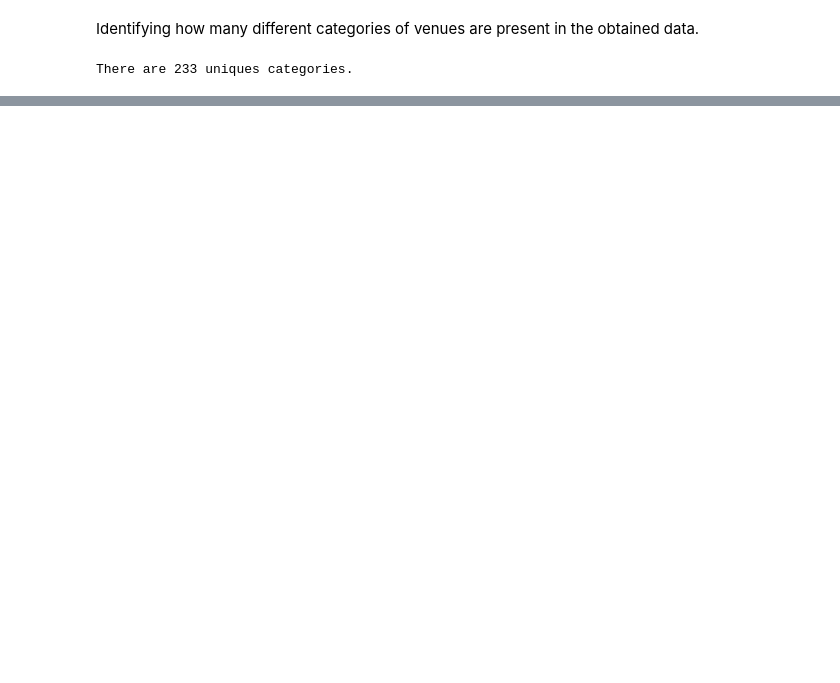
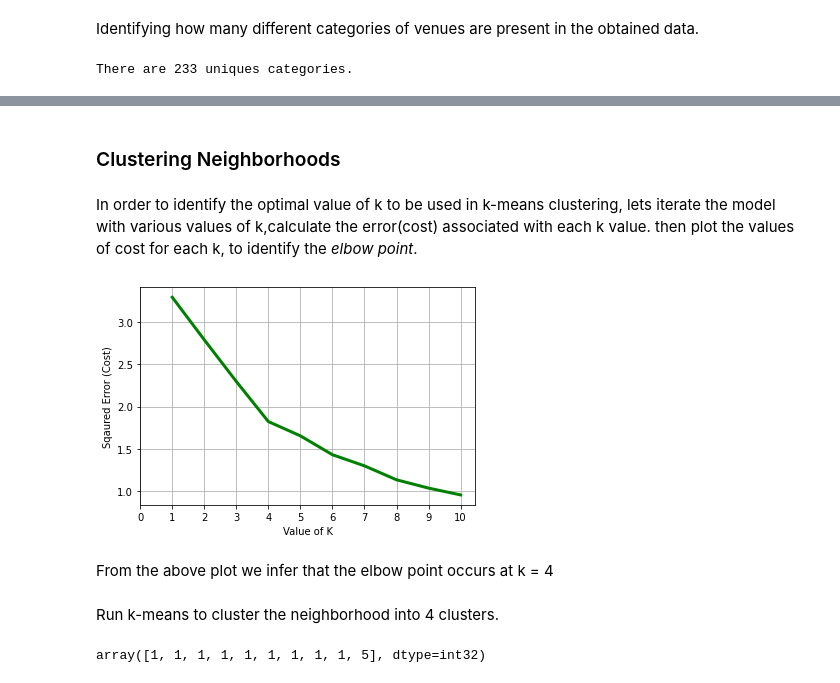
Before and after one commit to Sneha7119/Coursera_Capstone, a Jupyter notebook: Neighborhood Clusters in Toronto.ipynb, the cells around one changed output, grey strips where cells are left out. Drawn from its saved outputs; the diff is of its cells as text; code cells hidden in the pictures; blank space fills up the shorter version.

```diff
--- a/Neighborhood Clusters in Toronto.ipynb
+++ b/Neighborhood Clusters in Toronto.ipynb
@@ -346,0 +350,12 @@ There are 233 uniques categories.
+# %%
+# one hot encoding
+toronto_onehot = pd.get_dummies(toronto_venues[['Venue Category']], prefix="", prefix_sep="")
+
+# add neighborhood column back to dataframe
+toronto_onehot['Neighborhood'] = toronto_venues['Neighborhood']
+
+# move neighborhood column to the first column
+fixed_columns = [toronto_onehot.columns[-1]] + list(toronto_onehot.columns[:-1])
+toronto_onehot = toronto_onehot[fixed_columns]
+
+toronto_onehot.head()
@@ -346,0 +375,3 @@ There are 233 uniques categories.
+# %%
+toronto_grouped = toronto_onehot.groupby('Neighborhood').mean().reset_index()
+toronto_grouped
@@ -346,0 +436,41 @@ There are 233 uniques categories.
+# %% [markdown]
+### Clustering Neighborhoods
+# %% [markdown]
+In order to identify the optimal value of k to be used in k-means clustering, lets iterate the model with various values of k,calculate the error(cost) associated with each k value. then plot the values of cost for each k, to identify the _elbow point_.
+# %%
+
+cost =[]
+toronto_grouped_clustering = toronto_grouped.drop('Neighborhood', 1)
+for i in range(1, 11):
+    KM = KMeans(n_clusters = i, max_iter = 500)
+    KM.fit(toronto_grouped_clustering)
+
+    # calculates squared error
+    # for the clustered points
+    cost.append(KM.inertia_)
+
+# plot the cost against K values
+plt.plot(range(1, 11), cost, color ='g', linewidth ='3')
+plt.xlabel("Value of K")
+plt.ylabel("Sqaured Error (Cost)")
+plt.grid(b = True, axis ='both')
+plt.xticks(np.arange(0, 11, step=1))
+plt.show() # clear the plot
+# %% [output]
+[figure, added]
+# %% [markdown]
+From the above plot we infer that the elbow point occurs at k = 4
+# %% [markdown]
+Run k-means to cluster the neighborhood into 4 clusters.
+# %%
+# set number of clusters
+k = 6
+
+# run k-means clustering
+KM = KMeans(n_clusters = k, max_iter = 500)
+KM.fit(toronto_grouped_clustering)
+
+# check cluster labels generated for each row in the dataframe
+KM.labels_[0:10]
+# %% [output]
+array([1, 1, 1, 1, 1, 1, 1, 1, 1, 5], dtype=int32)
```
Also changed, not shown: parts of 15 cells of this notebook.
